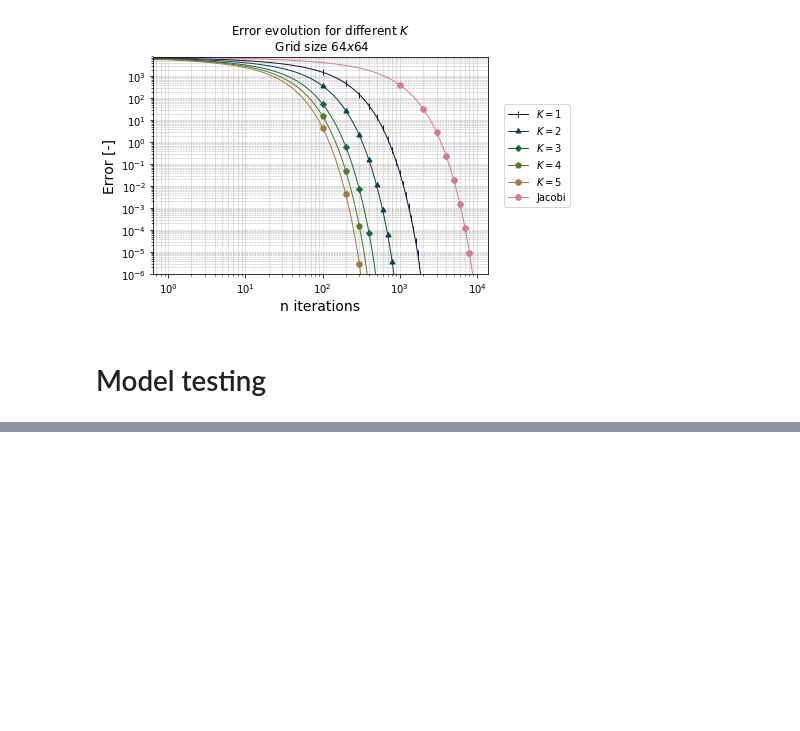
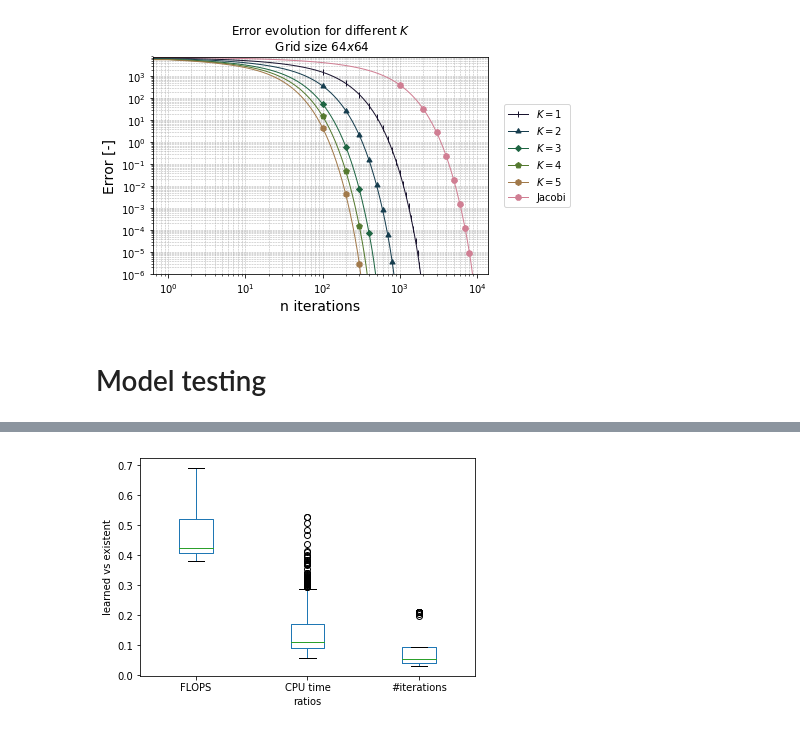
Before and after one commit to francescobardi/pde_solver_deep_learned, a Jupyter notebook: nnpde/main.ipynb, the cells around one changed output, grey strips where cells are left out. Cells and saved outputs as stored; diff of their text form; code cells hidden in the pictures; blank space fills up the shorter version.

```diff
--- a/nnpde/main.ipynb
+++ b/nnpde/main.ipynb
@@ -485,7 +546,0 @@ plt.xticks(rotation=90)
-# %%
-agg, raw = zip(*ts)
-
-
-raw = pd.concat(raw)
-agg = pd.concat(agg)
-agg
@@ -515,0 +576,10 @@ plt.xticks(rotation=90)
+# %%
+raw['nb iters ratio'] = raw['nb iters trained solver'] / raw['nb iters existent solver']
+ax = raw[['FLOPS ratio', 'CPU time ratio', 'nb iters ratio']].plot.box()
+ax.set_xticklabels(['FLOPS', 'CPU time', '#iterations'])
+ax.set_xlabel('ratios')
+plt.ylabel('learned vs existent')
+plt.savefig(f'{_base_fig_path_}/ratio_plot.eps')
+#plt.xticks(rotation=45)
+# %% [output]
+[figure, added]
```
Also changed, not shown: parts of 12 cells of this notebook, 26 other files.
